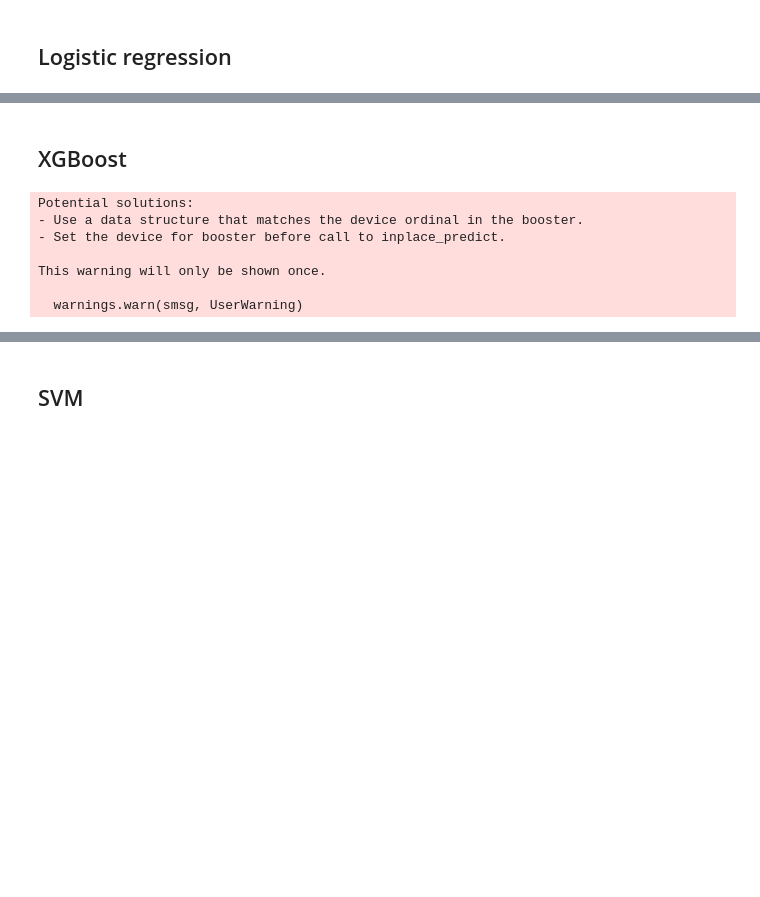
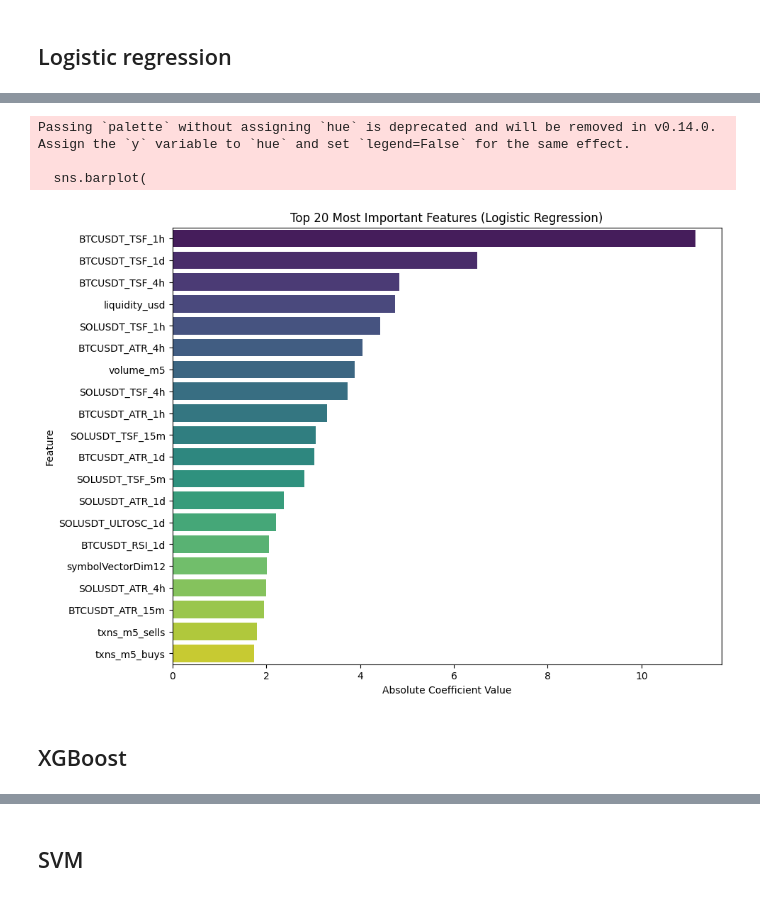
Before and after one commit to philipzabicki/solanaDEXtokenCollector, a Jupyter notebook: modeling.ipynb, the cells around one changed output, grey strips where cells are left out. Cells and saved outputs as stored; diff of their text form; code cells hidden in the pictures; blank space fills up the shorter version.

```diff
--- a/modeling.ipynb
+++ b/modeling.ipynb
@@ -262,15 +596,33 @@ weighted avg       0.99      0.66      0.79      8868
+# %%
+# Pobieranie współczynników modelu
+coefficients = best_model.coef_[0]
+
+# Tworzenie DataFrame z współczynnikami
+coef_df = pd.DataFrame({
+    "Feature": X.columns,
+    "Coefficient": coefficients,
+    "Absolute_Coefficient": abs(coefficients)
+})
+
+# Sortowanie cech według wartości bezwzględnych współczynników
+coef_df = coef_df.sort_values(by="Absolute_Coefficient", ascending=False)
+
+# Rysowanie wykresu najważniejszych cech
+plt.figure(figsize=(10, 8))
+sns.barplot(
+    data=coef_df.head(20),
+    x="Absolute_Coefficient",
+    y="Feature",
+    palette="viridis"
+)
+plt.title("Top 20 Most Important Features (Logistic Regression)")
+plt.xlabel("Absolute Coefficient Value")
+plt.ylabel("Feature")
+plt.show()
+# %% [output]
+Passing `palette` without assigning `hue` is deprecated and will be removed in v0.14.0. Assign the `y` variable to `hue` and set `legend=False` for the same effect.
+
+  sns.barplot(
+[figure, added]
 # %% [markdown]
 ## XGBoost
-# %%
-gb_model = xgb.XGBClassifier(device="cuda", seed=RND_STATE)
-gb_model.fit(X_train, y_train)
-joblib.dump(gb_model, "models/default_gb_model.joblib")
-y_pred = gb_model.predict(X_test)
-# %% [output]
-Potential solutions:
-- Use a data structure that matches the device ordinal in the booster.
-- Set the device for booster before call to inplace_predict.
-
-This warning will only be shown once.
-
-  warnings.warn(smsg, UserWarning)
```
Also changed, not shown: parts of 52 cells of this notebook, 6 other files.
